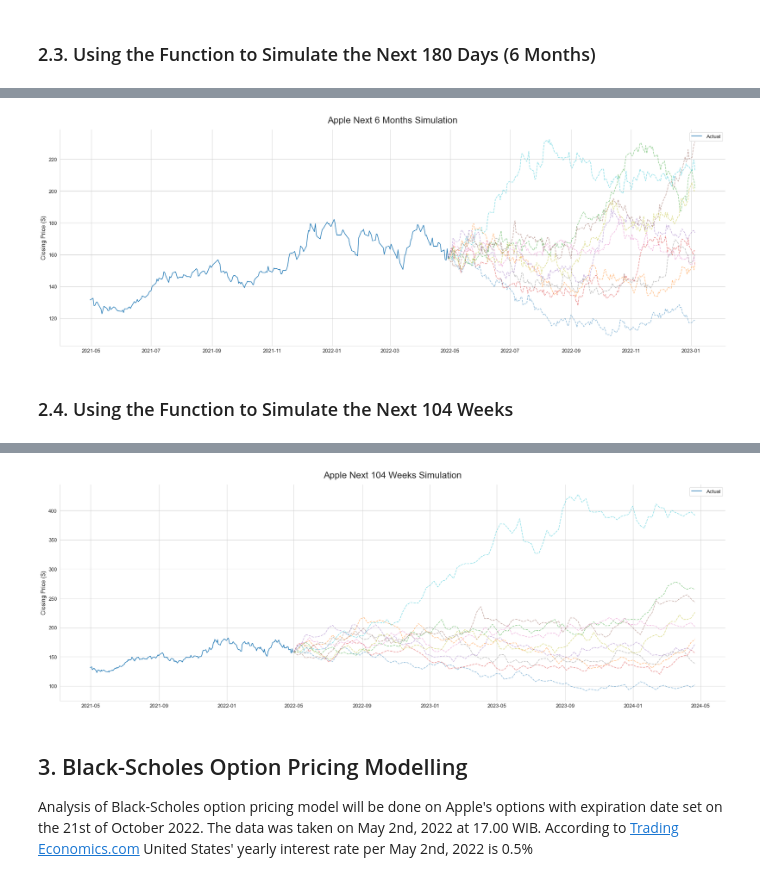
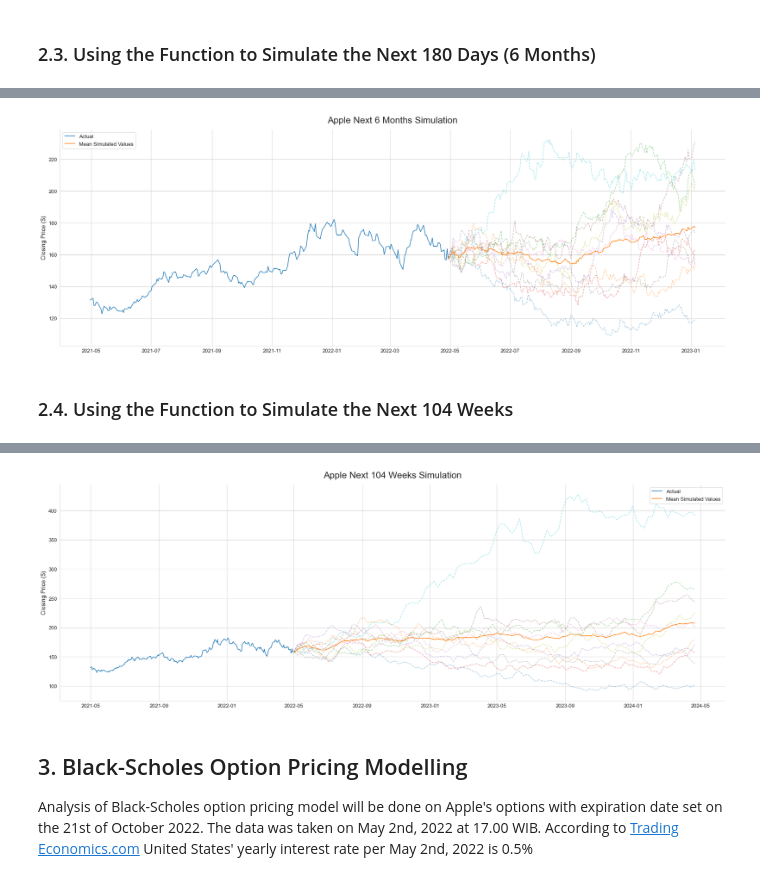
Before and after one commit to dennisjooo/Apple-BlackScholes-GBM, a Jupyter notebook: UTS_Code.ipynb, the cells around one changed output, grey strips where cells are left out. Cells and saved outputs as stored; diff of their text form; code cells hidden in the pictures.

Commit message:
Tweaks to the plots
Signed-off-by: Dennis Jonathan <dennisjonathan78@gmail.com>

```diff
--- a/UTS_Code.ipynb
+++ b/UTS_Code.ipynb
@@ -110,8 +134,9 @@ sim_1.head()
 plt.figure(figsize = (30, 10))
 
 # Plotting the data
-plt.plot(sim_1, linestyle = 'dashed', alpha = 0.5)
+plt.plot(sim_1, linestyle = 'dashed', alpha = 0.4)
 plt.plot(aapl['close'], label = 'Actual')
+plt.plot(sim_1.mean(axis = 1), label = 'Mean Simulated Values')
 
 # Plot settings
 plt.title('Apple Next 6 Months Simulation', fontsize = 23, y = 1.02)
@@ -127,7 +152,7 @@ plt.savefig('Graphs\sim_1.png', transparent = True, dpi = 500)
 # Displaying the plot
 plt.show()
 # %% [output]
-[figure, old version]
+[figure, new version]
 # %% [markdown]
 ### 2.4. Using the Function to Simulate the Next 104 Weeks
 # %%
@@ -149,26 +174,27 @@ sim_2.head()
 # %%
 # Setting up the figure
 plt.figure(figsize = (30, 10))
 
 # Plotting the data
-plt.plot(sim_2, linestyle = 'dashed', alpha = 0.5)
+plt.plot(sim_2, linestyle = 'dashed', alpha = 0.4)
 plt.plot(aapl['close'], label = 'Actual')
+plt.plot(sim_2.mean(axis = 1), label = 'Mean Simulated Values')
 
 # Plot settings
 plt.title('Apple Next 104 Weeks Simulation', fontsize = 23, y = 1.02)
 plt.ylabel('Closing Price ($)', fontsize = 15)
 plt.yticks(fontsize = 13)
 plt.xticks(fontsize = 13)
 plt.legend(fontsize = 13)
 sns.despine()
 
 # Saving the plot
 plt.savefig('Graphs\sim_2.png', transparent = True, dpi = 500)
 
 # Displaying the plot
 plt.show()
 # %% [output]
-[figure, old version]
+[figure, new version]
 # %% [markdown]
 ## 3. Black-Scholes Option Pricing Modelling
 
```
Also changed, not shown: parts of 5 cells of this notebook, 3 other files.
